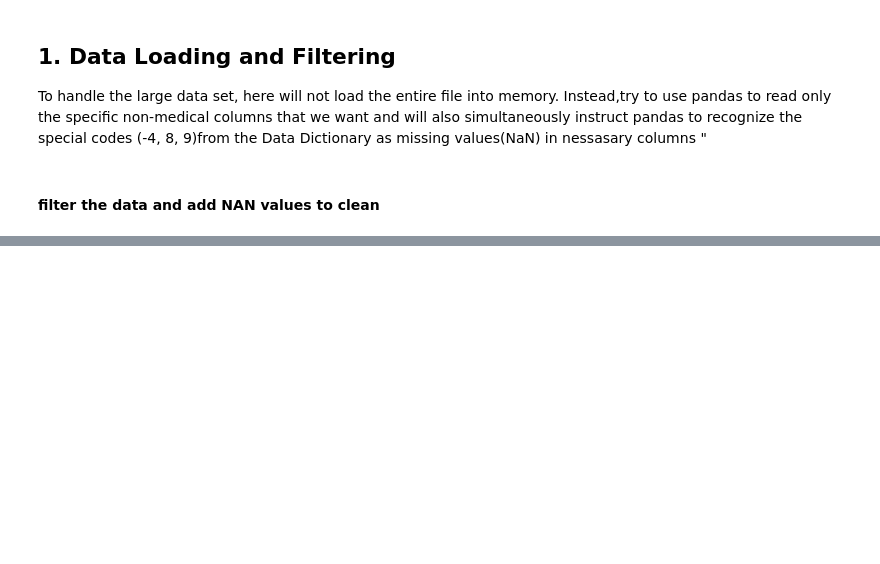
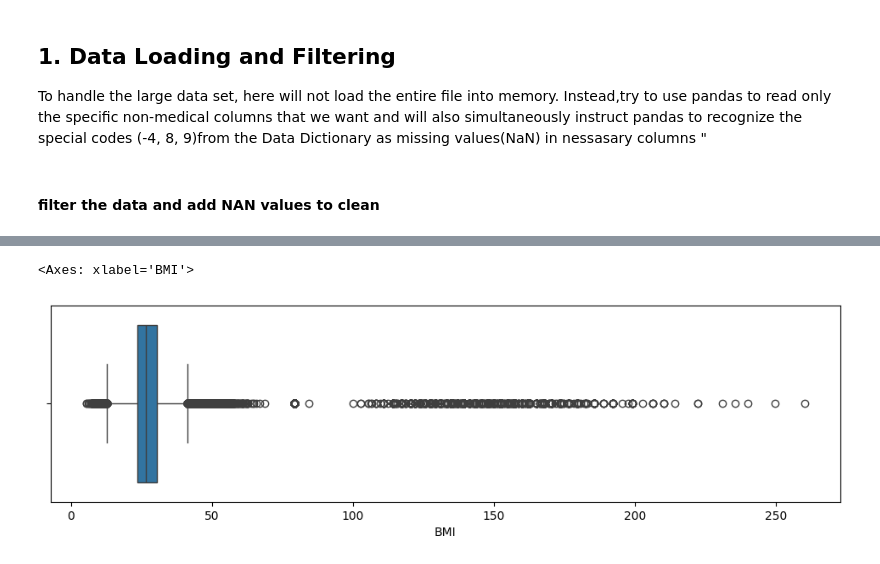
Before and after one commit to Kaveesha-Madhushan17/Model-X-Competition-phase-1, a Jupyter notebook: model_x_dimentia.ipynb, the cells around one changed output, grey strips where cells are left out. Saved outputs shown, nothing was run; the diff lists cells and outputs as text; code cells hidden in the pictures; blank space fills up the shorter version.

```diff
--- a/model_x_dimentia.ipynb
+++ b/model_x_dimentia.ipynb
@@ -126,0 +322,7 @@ A problem occurred with the columns. Usecols do not match columns, columns expec
+# %%
+plt.figure(figsize=(12, 3))
+sns.boxplot(x=df_base_model['BMI'])
+# before cleaning
+# %% [output]
+<Axes: xlabel='BMI'>
+[figure, added]
```
Also changed, not shown: parts of 29 cells of this notebook.
